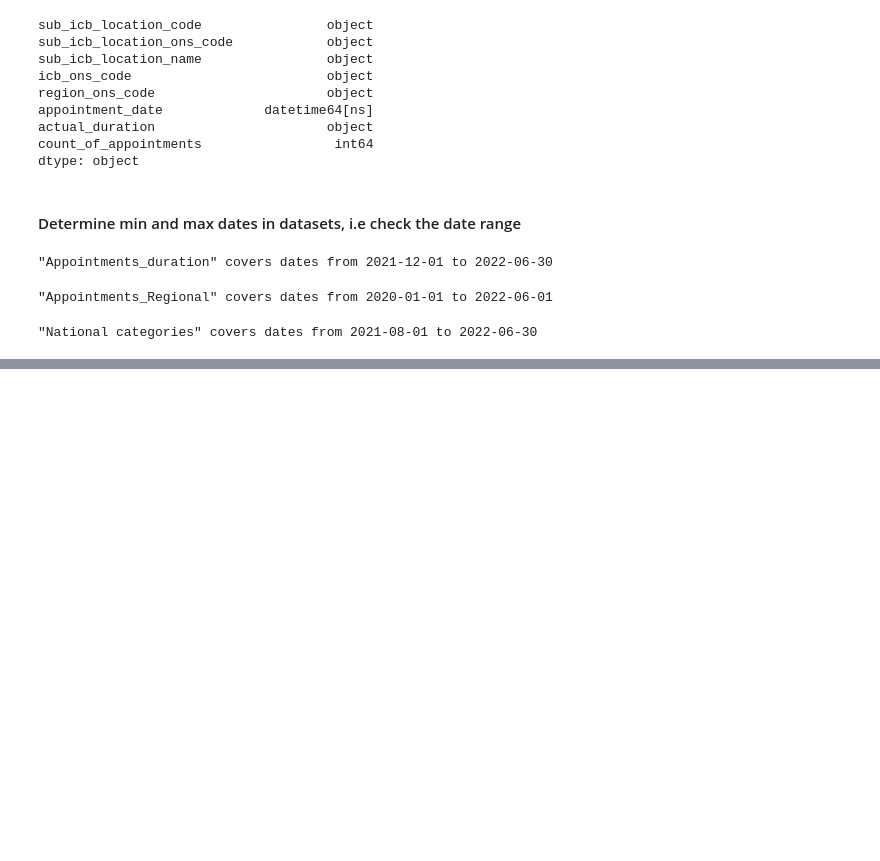
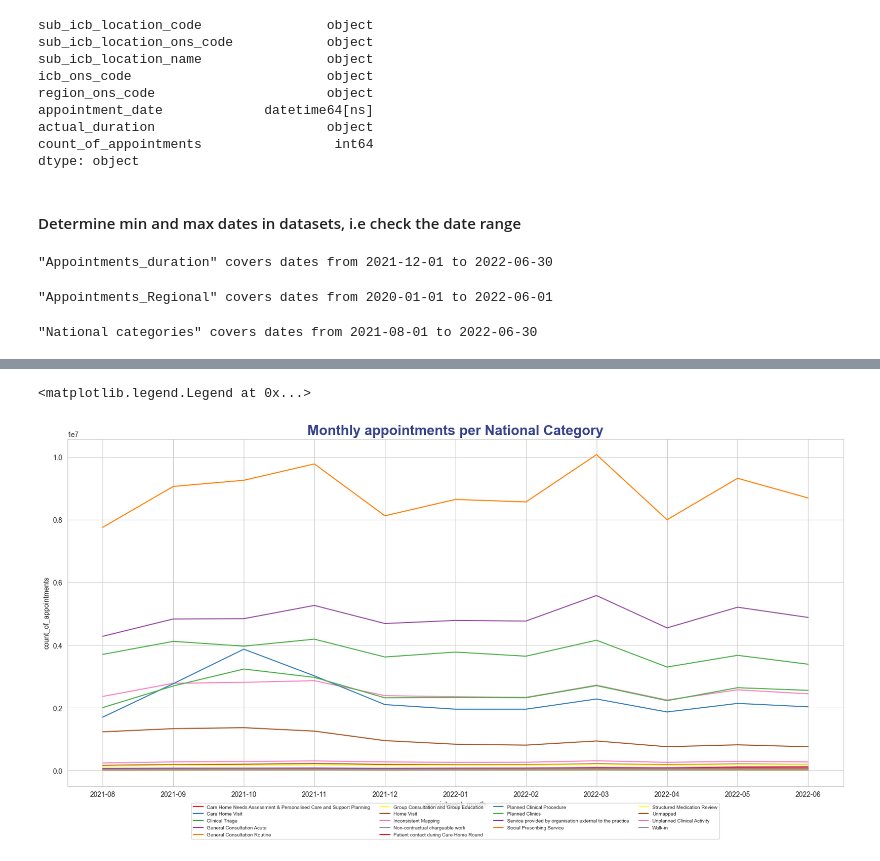
Before and after one commit to DimaBrikach/NHS_Assignment, a Jupyter notebook: Dzmitry_Brykach_DA201_Assignment.ipynb, the cells around one changed output, grey strips where cells are left out. Cells and saved outputs as stored; diff of their text form; code cells hidden in the pictures; blank space fills up the shorter version.

```diff
--- a/Dzmitry_Brykach_DA201_Assignment.ipynb
+++ b/Dzmitry_Brykach_DA201_Assignment.ipynb
@@ -373,0 +384,4 @@ service_settings
+# %%
+#create data frame for national categories
+ctgs_per_month = categories.groupby(['appointment_month','national_category'])['count_of_appointments'].sum().reset_index()
+ctgs_per_month.head()
@@ -373,0 +404,7 @@ service_settings
+# %%
+plt.figure(figsize=(20,9))
+sns.lineplot(x = 'appointment_month', y = 'count_of_appointments', data=ctgs_per_month, hue='national_category', palette='Set1').set_title('Monthly appointments per National Category', fontsize=20, fontweight='bold', color='#36438A', fontfamily='arial')
+plt.legend(bbox_to_anchor=(0.5, -0.1),fontsize=7, ncol=4, loc='center')
+# %% [output]
+<matplotlib.legend.Legend at 0x...>
+[figure, added]
```
Also changed, not shown: parts of 11 cells of this notebook.
